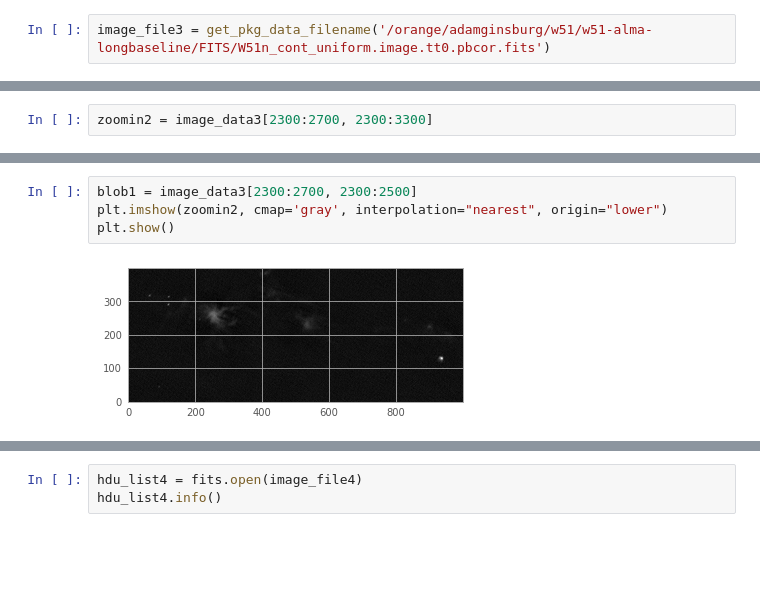
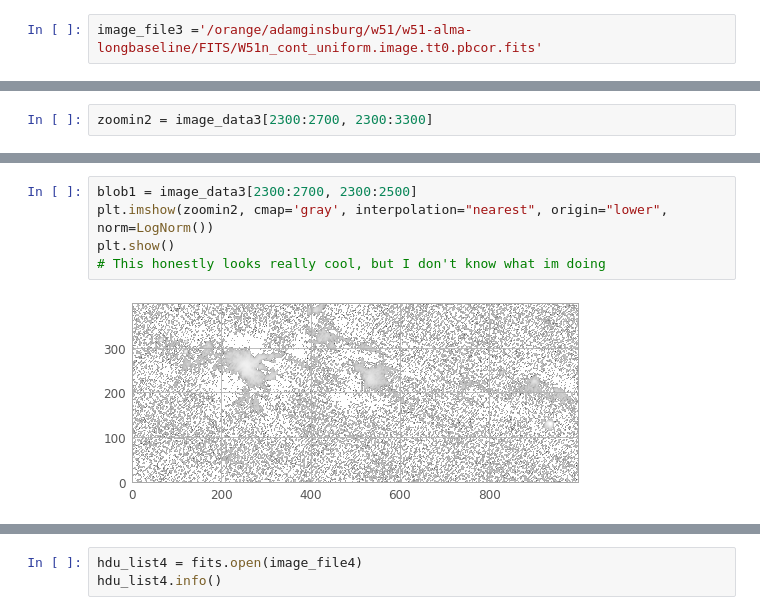
Before and after one commit to dbovie/W51_2015to2017_maps, a Jupyter notebook: Plots.ipynb, the cells around one changed output, grey strips where cells are left out. Cells and saved outputs as stored; diff of their text form; blank space fills up the shorter version.

```diff
--- a/Plots.ipynb
+++ b/Plots.ipynb
@@ -140,5 +180,5 @@ plt.show()
 # %%
-image_file3 = get_pkg_data_filename('/orange/adamginsburg/w51/w51-alma-longbaseline/FITS/W51n_cont_uniform.image.tt0.pbcor.fits')
+image_file3 ='/orange/adamginsburg/w51/w51-alma-longbaseline/FITS/W51n_cont_uniform.image.tt0.pbcor.fits'
 # %%
 hdu_list3 = fits.open(image_file3)
 hdu_list3.info()
@@ -203,7 +244,8 @@ plt.show()
 # %%
 blob1 = image_data3[2300:2700, 2300:2500]
-plt.imshow(zoomin2, cmap='gray', interpolation="nearest", origin="lower")
+plt.imshow(zoomin2, cmap='gray', interpolation="nearest", origin="lower", norm=LogNorm())
 plt.show()
+# This honestly looks really cool, but I don't know what im doing
 # %% [output]
-[figure, old version]
+[figure, new version]
 # %%
```
Also changed, not shown: parts of 21 cells of this notebook, 1 other file.
